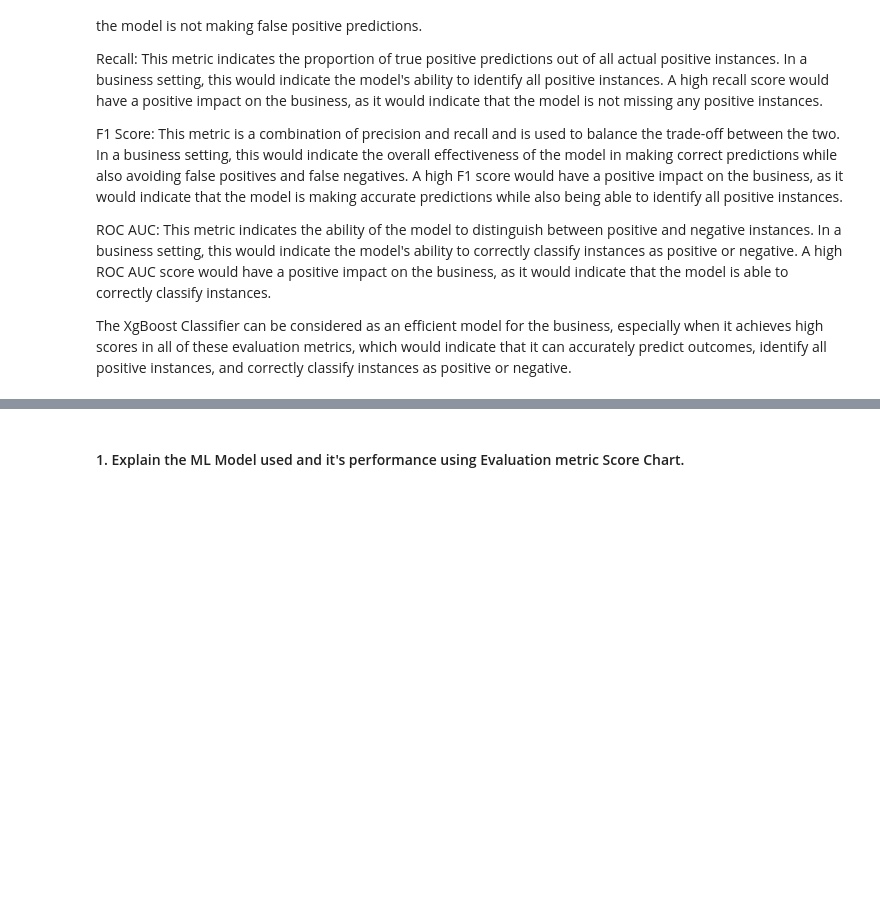
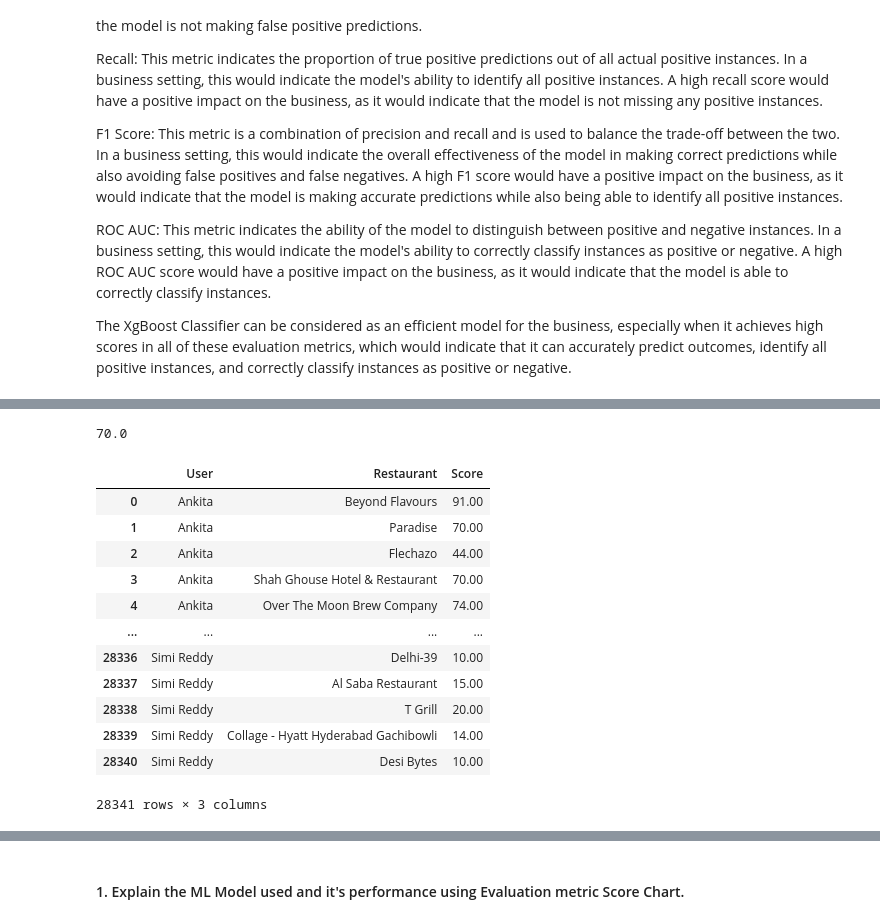
Before and after one commit to abhinav4201/UnSupervised-ML-Zomato-Restaurant-Clustering-and-Sentiment-Analysis, a Jupyter notebook: UnSupervised_ML_Zomato_Restaurant_Clustering_and_Sentiment_Analysis_capstone_project_4.ipynb, the cells around one changed output, grey strips where cells are left out. Drawn from its saved outputs; the diff is of its cells as text; code cells hidden in the pictures; blank space fills up the shorter version.

Commit message:
completed content based recommendation system

```diff
--- a/UnSupervised_ML_Zomato_Restaurant_Clustering_and_Sentiment_Analysis_capstone_project_4.ipynb
+++ b/UnSupervised_ML_Zomato_Restaurant_Clustering_and_Sentiment_Analysis_capstone_project_4.ipynb
@@ -3259,0 +3463,6 @@ The XgBoost Classifier can be considered as an efficient model for the business,
+# %%
+#recommendation score
+score = np.dot(restaurant_matrix[1], test_user_vector)
+score
+# %% [output]
+70.0
@@ -3259,0 +3500,54 @@ The XgBoost Classifier can be considered as an efficient model for the business,
+# %%
+def generate_recommendation_scores():
+    users = []
+    restaurant = []
+    scores = []
+    for user_id in test_user_ids:
+        test_user_profile = result_df[result_df['Reviewer'] == user_id]
+        # get user vector for the current user id
+        test_user_vector = test_user_profile.iloc[0, 1:].values
+
+
+        # get the unknown restaurant ids for the current user id
+        liked_restaurant = user_df[user_df['Reviewer'] == user_id]['Restaurant'].to_list()
+        all_restaurant = set(restaurant_df['Restaurant'].values)
+        unknown_restautant = all_restaurant.difference(liked_restaurant)
+        unknown_restaurant_genres = restaurant_df[restaurant_df['Restaurant'].isin(unknown_restaurant)]
+        unknown_restaurant_ids = unknown_restaurant_genres.iloc[:, :1].values
+
+        # user np.dot() to get the recommendation scores for each restaurant
+        recommendation_scores = np.dot(unknown_restaurant_genres.iloc[:, 1:].values, test_user_vector)
+
+        # Append the results into the users, restaurant, and scores list
+        for i in range(0, len(unknown_restaurant_ids)):
+            score = recommendation_scores[i]
+            # Only keep the restaurant with high recommendation score
+            if score >= score_threshold:
+              users.append(user_id)
+              restaurant.append(unknown_restaurant_ids[i])
+              scores.append(recommendation_scores[i])
+
+    return users, restaurant, scores
+# %%
+# Return users, courses, and scores lists for the dataframe
+users, restaurant, scores = generate_recommendation_scores()
+res_dict['User'] = users
+res_dict['Restaurant'] = restaurant
+res_dict['Score'] = scores
+res_df = pd.DataFrame(res_dict, columns=['User', 'Restaurant', 'Score'])
+res_df['Restaurant'] = res_df['Restaurant'].apply(lambda x: str(x[0]))
+res_df
+# %% [output]
+|  | User | Restaurant | Score |
+| 0 | Ankita | Beyond Flavours | 91.00 |
+| 1 | Ankita | Paradise | 70.00 |
+| 2 | Ankita | Flechazo | 44.00 |
+| 3 | Ankita | Shah Ghouse Hotel & Restaurant | 70.00 |
+| 4 | Ankita | Over The Moon Brew Company | 74.00 |
+| ... | ... | ... | ... |
+| 28336 | Simi Reddy | Delhi-39 | 10.00 |
+| 28337 | Simi Reddy | Al Saba Restaurant | 15.00 |
+| 28338 | Simi Reddy | T Grill | 20.00 |
+| 28339 | Simi Reddy | Collage - Hyatt Hyderabad Gachibowli | 14.00 |
+| 28340 | Simi Reddy | Desi Bytes | 10.00 |
+28341 rows × 3 columns
```
Also changed, not shown: parts of 93 cells of this notebook.
